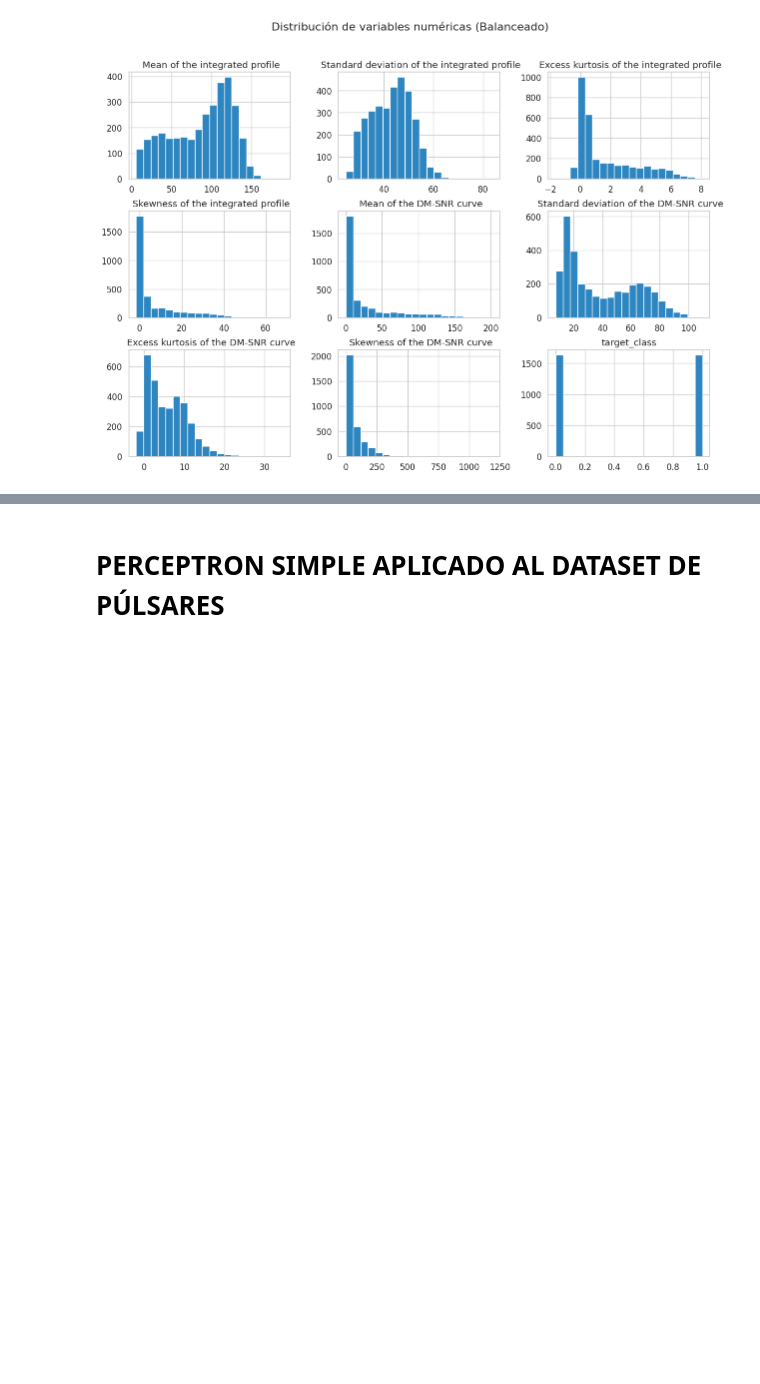
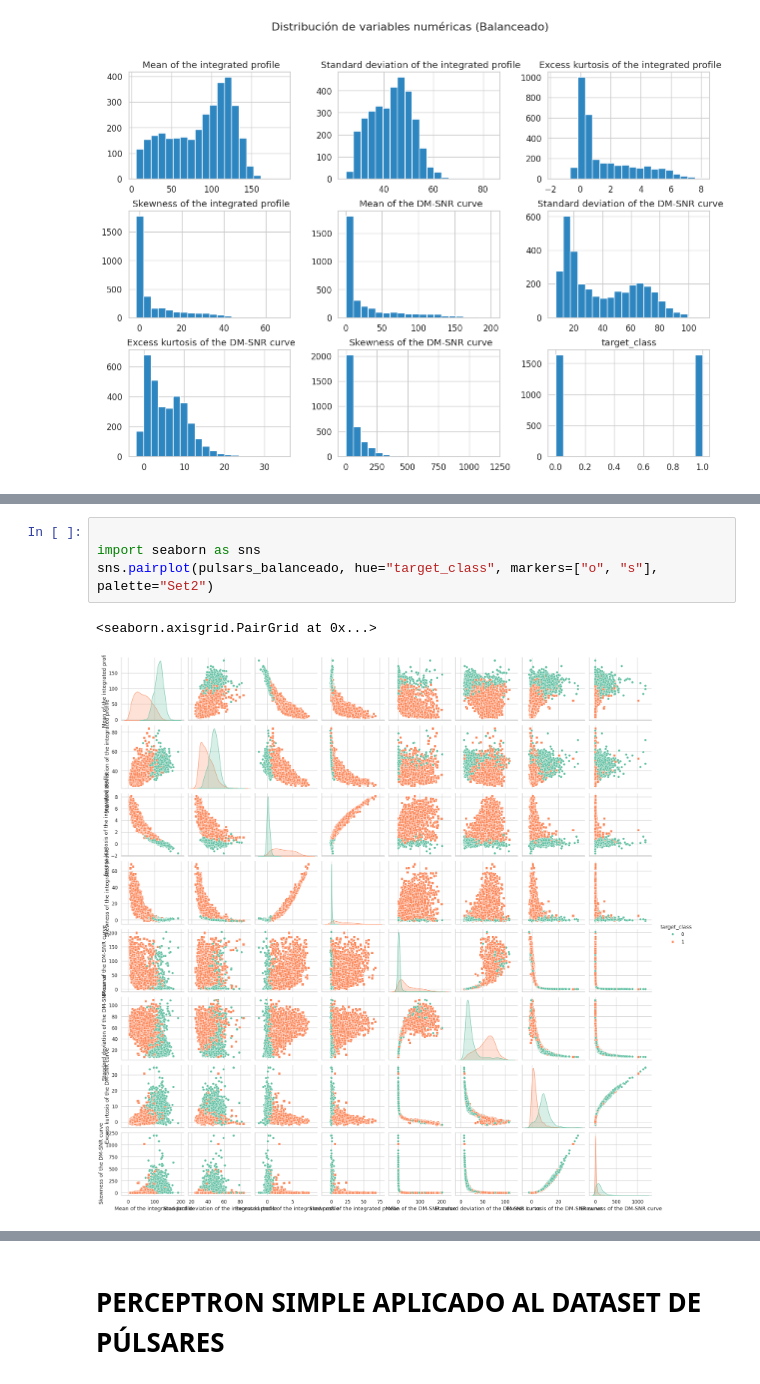
Before and after one commit to MiguelAngeloTr/Aprendizaje_Automatico, a Jupyter notebook: SEMANA_2_3/DATASET_PULSARS/DATASET_PULSARS.ipynb, the cells around one changed output, grey strips where cells are left out. Cells and saved outputs as stored; diff of their text form; blank space fills up the shorter version.

```diff
--- a/SEMANA_2_3/DATASET_PULSARS/DATASET_PULSARS.ipynb
+++ b/SEMANA_2_3/DATASET_PULSARS/DATASET_PULSARS.ipynb
@@ -235,0 +285,7 @@ Passing `palette` without assigning `hue` is deprecated and will be removed in v
+# %%
+
+import seaborn as sns
+sns.pairplot(pulsars_balanceado, hue="target_class", markers=["o", "s"], palette="Set2")
+# %% [output]
+<seaborn.axisgrid.PairGrid at 0x...>
+[figure, added]
```
Also changed, not shown: parts of 6 cells of this notebook.
